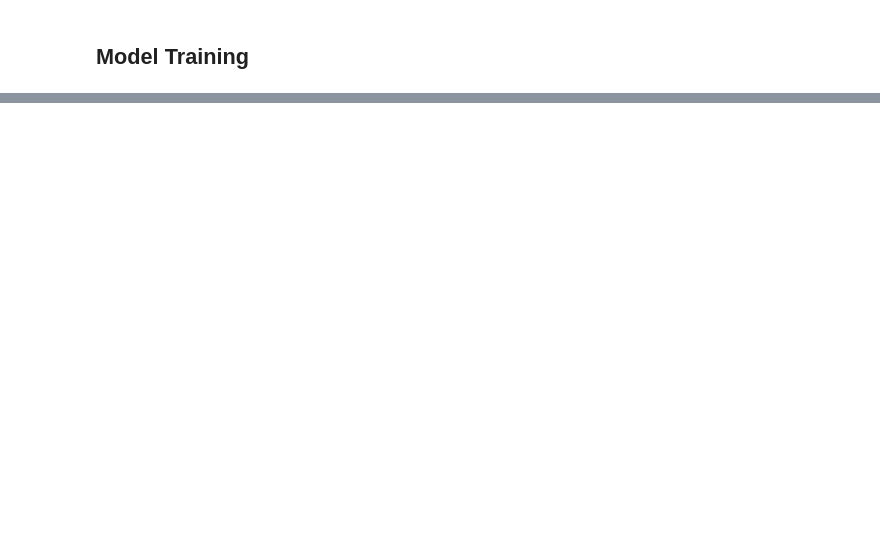
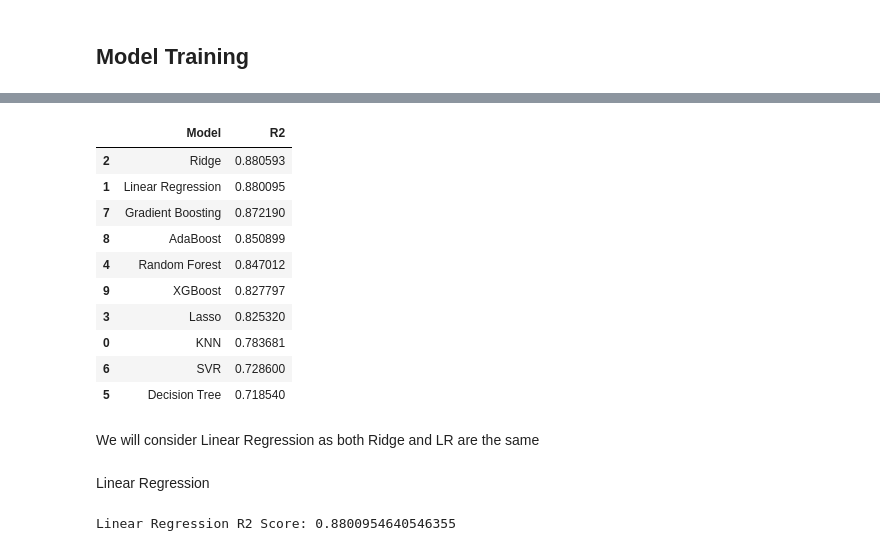
Before and after one commit to VishalPrasanna11/Student-Performance-Indicator, a Jupyter notebook: notebook/Model_Training.ipynb, the cells around one changed output, grey strips where cells are left out. Drawn from its saved outputs; the diff is of its cells as text; code cells hidden in the pictures; blank space fills up the shorter version.

```diff
--- a/notebook/Model_Training.ipynb
+++ b/notebook/Model_Training.ipynb
@@ -25,0 +42,18 @@ ValueError: numpy.dtype size changed, may indicate binary incompatibility. Expec
+# %%
+#Data Preprocessing
+#Create column transformer with 3 types of transformers
+from sklearn.preprocessing import OneHotEncoder , StandardScaler
+from sklearn.compose import ColumnTransformer
+
+num_features = X.select_dtypes(include=['int64', 'float64']).columns
+cat_features = X.select_dtypes(include=['object']).columns
+
+numeric_transformer = StandardScaler()
+categorical_transformer = OneHotEncoder()
+
+preprocessor = ColumnTransformer(
+    [
+        ("OneHotEncoder", categorical_transformer, cat_features),
+        ("StandardScaler", numeric_transformer, num_features)
+    ]
+)
@@ -25,0 +149,30 @@ ValueError: numpy.dtype size changed, may indicate binary incompatibility. Expec
+# %%
+#Result
+#pring the all model with  R2 score in descending order
+result = pd.DataFrame({'Model': model_list, 'R2': r2_list})
+result = result.sort_values(by='R2', ascending=False)
+result
+# %% [output]
+|  | Model | R2 |
+| 2 | Ridge | 0.880593 |
+| 1 | Linear Regression | 0.880095 |
+| 7 | Gradient Boosting | 0.872190 |
+| 8 | AdaBoost | 0.850899 |
+| 4 | Random Forest | 0.847012 |
+| 9 | XGBoost | 0.827797 |
+| 3 | Lasso | 0.825320 |
+| 0 | KNN | 0.783681 |
+| 6 | SVR | 0.728600 |
+| 5 | Decision Tree | 0.718540 |
+# %% [markdown]
+We will consider Linear Regression as both Ridge and LR are the same
+# %% [markdown]
+Linear Regression
+# %%
+linear_model = LinearRegression()
+linear_model.fit(X_train, y_train)
+y_pred = linear_model.predict(X_test)
+score = r2_score(y_test, y_pred)
+print(f"Linear Regression R2 Score: {score}")
+# %% [output]
+Linear Regression R2 Score: 0.8800954640546355
```
Also changed, not shown: parts of 15 cells of this notebook, 9 other files.
